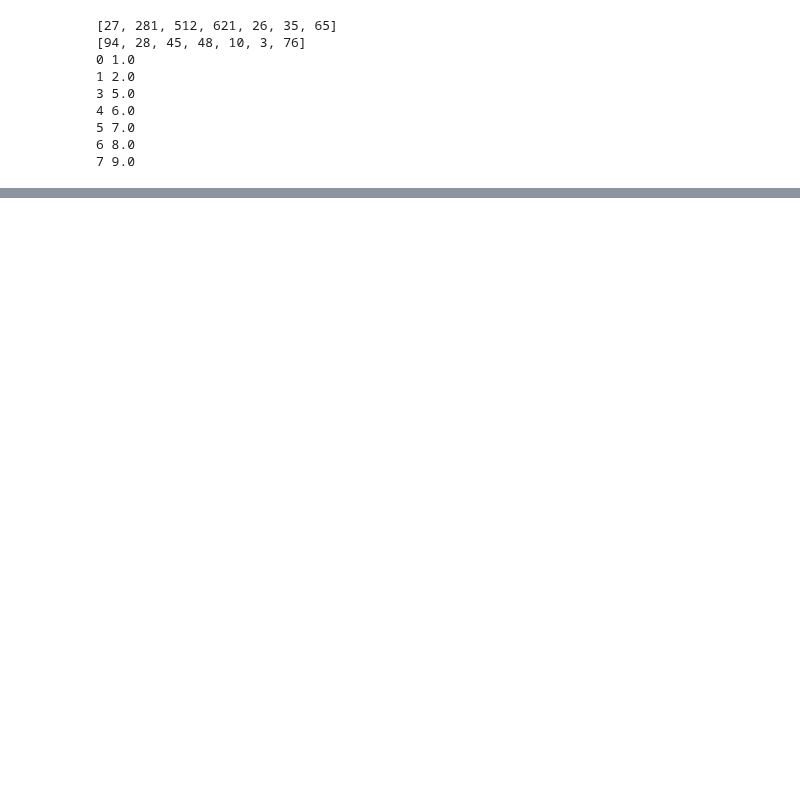
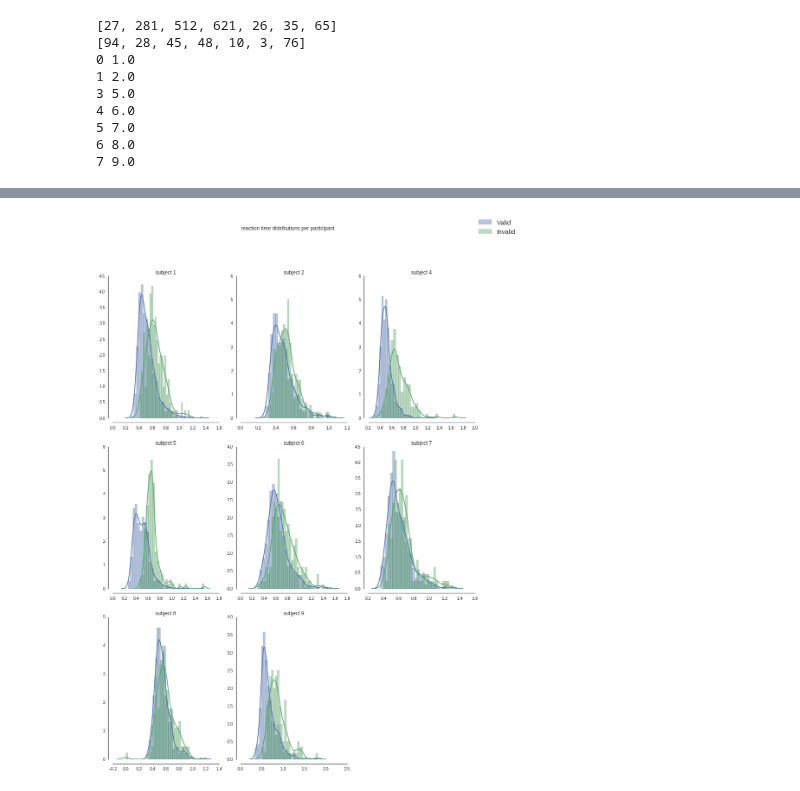
Before and after one commit to Nian-Jingqing/AttentionSaccade, a Jupyter notebook: AttentionSaccade_EyetrackerAnalysis.ipynb, the cells around one changed output, grey strips where cells are left out. Cells and saved outputs as stored; diff of their text form; code cells hidden in the pictures; blank space fills up the shorter version.

```diff
--- a/AttentionSaccade_EyetrackerAnalysis.ipynb
+++ b/AttentionSaccade_EyetrackerAnalysis.ipynb
@@ -549,0 +567,25 @@ sns.regplot(x,y) #scatter plot with line of best fit (i.e. trajectory of saccade
+# %%
+# plot figure showing individual subject reaction time distributions, by validity
+
+subs = [0,1,2,3,4,5,6,7]
+plt.rcParams['figure.figsize']=(15,20) # 3:2 ratio needed cos 3 columns 2 rows
+subject_histplots = plt.figure()
+subject_histplots.suptitle('reaction time distributions per participant')
+sns.set(style = 'white')
+for i in subs:
+#    if sublist[i] == 4:
+#        ax1 = subject_histplots.add_subplot(3,3,i+1, title = 'subject %s'%(sublist[i]))
+#        sns.distplot(np.divide(valids[i],4),   bins = 30, ax = ax1, label = 'Valid')
+#        sns.distplot(np.divide(invalids[i],4), bins = 30, ax = ax1, label = 'Invalid') # yellow histogram for invalids
+#    else:
+    ax1 = subject_histplots.add_subplot(3,3,i+1, title = 'subject %s'%(sublist[i]))
+    sns.distplot(validRT[i],  bins = 30, ax = ax1, label = 'Valid')
+    sns.distplot(invalidRT[i],bins = 30, ax = ax1, label = 'Invalid') # yellow histogram for invalids
+sns.despine(offset = 10, trim = True) # removes the right and top axes from plot
+
+handles, labels = ax1.get_legend_handles_labels()
+subject_histplots.legend(handles, labels, prop = {'size':15})
+
+subject_histplots.savefig('./figures/8subs_RTdistribution_ByValidity.pdf')
+# %% [output]
+[figure, added]
```
Also changed, not shown: parts of 21 cells of this notebook.
